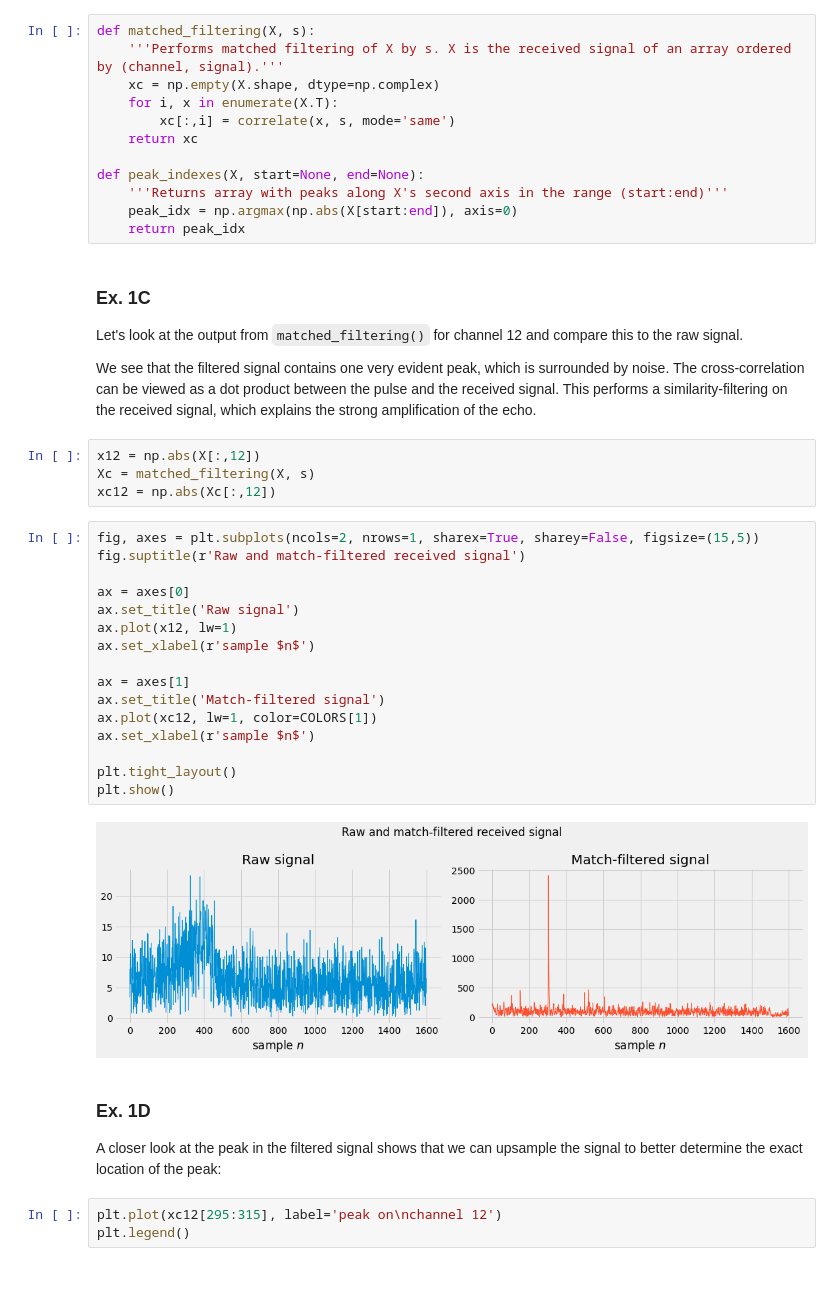
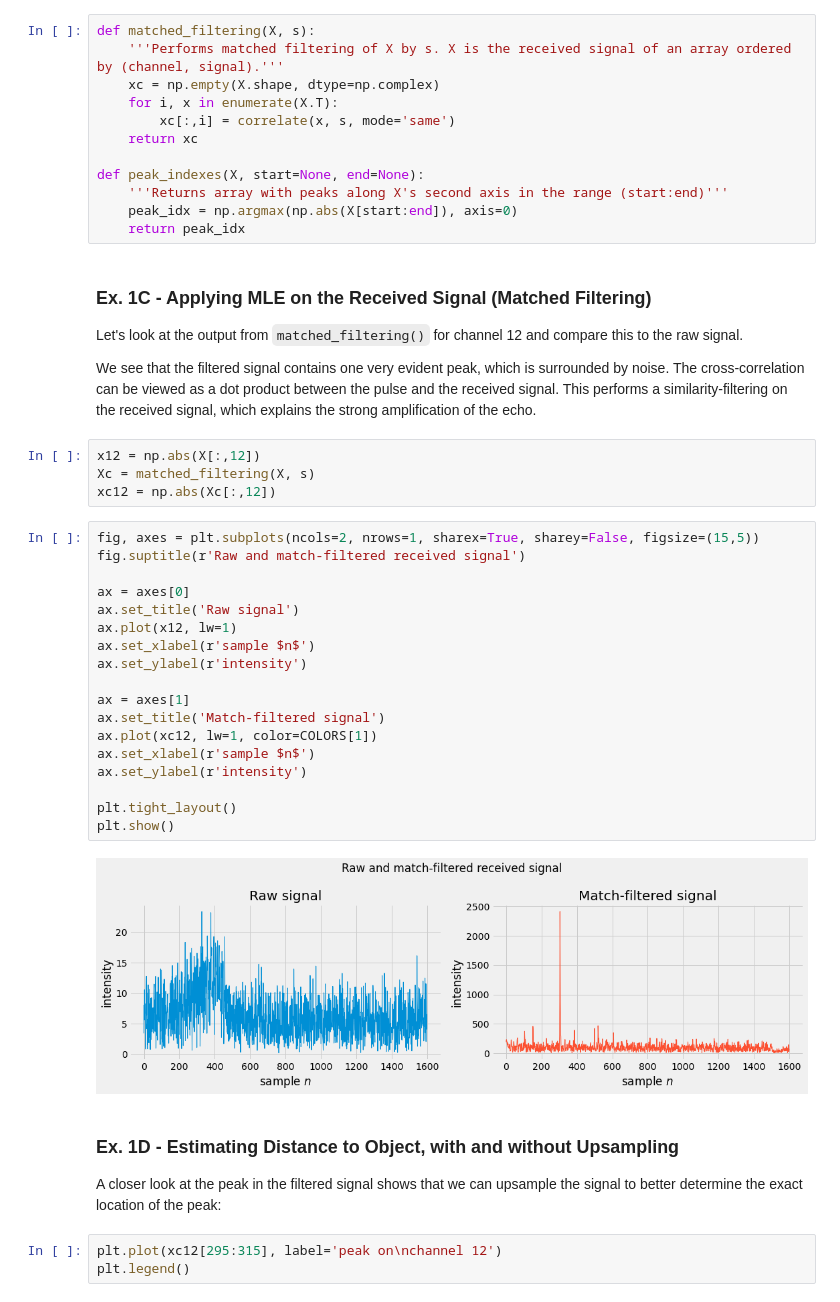
Before and after one commit to fonstelien/INF4480, a Jupyter notebook: project2/project2.ipynb, the cells around one changed output. Saved outputs shown, nothing was run; the diff lists cells and outputs as text.

````diff
--- a/project2/project2.ipynb
+++ b/project2/project2.ipynb
@@ -179,7 +179,7 @@ def peak_indexes(X, start=None, end=None):
     peak_idx = np.argmax(np.abs(X[start:end]), axis=0)
     return peak_idx
 # %% [markdown]
-### Ex. 1C
+### Ex. 1C - Applying MLE on the Received Signal (Matched Filtering)
 
 Let's look at the output from ```matched_filtering()``` for channel 12 and compare this to the raw signal.
 
@@ -191,23 +191,25 @@ xc12 = np.abs(Xc[:,12])
 # %%
 fig, axes = plt.subplots(ncols=2, nrows=1, sharex=True, sharey=False, figsize=(15,5))
 fig.suptitle(r'Raw and match-filtered received signal')
 
 ax = axes[0]
 ax.set_title('Raw signal')
 ax.plot(x12, lw=1)
 ax.set_xlabel(r'sample $n$')
+ax.set_ylabel(r'intensity')
 
 ax = axes[1]
 ax.set_title('Match-filtered signal')
 ax.plot(xc12, lw=1, color=COLORS[1])
 ax.set_xlabel(r'sample $n$')
+ax.set_ylabel(r'intensity')
 
 plt.tight_layout()
 plt.show()
 # %% [output]
-[figure, old version]
+[figure, new version]
 # %% [markdown]
-### Ex. 1D
+### Ex. 1D - Estimating Distance to Object, with and without Upsampling
 
 A closer look at the peak in the filtered signal shows that we can upsample the signal to better determine the exact location of the peak:
 # %%
````
Also changed, not shown: parts of 36 cells of this notebook.
